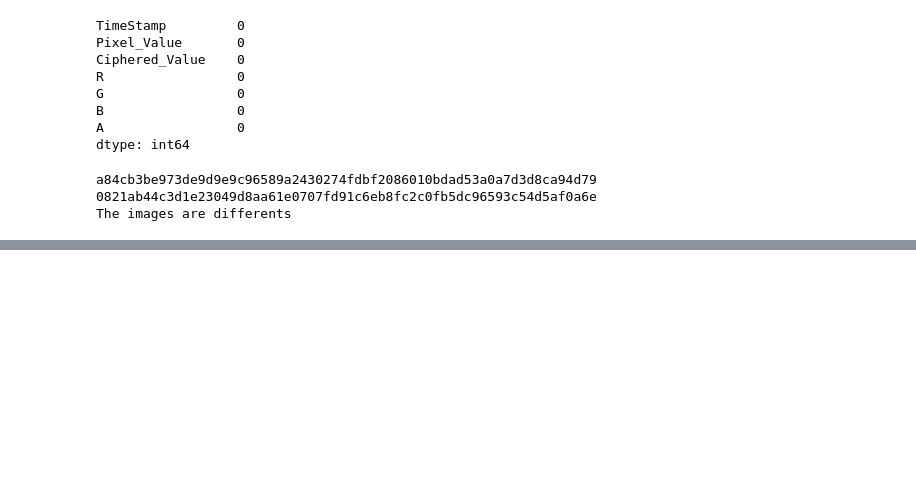
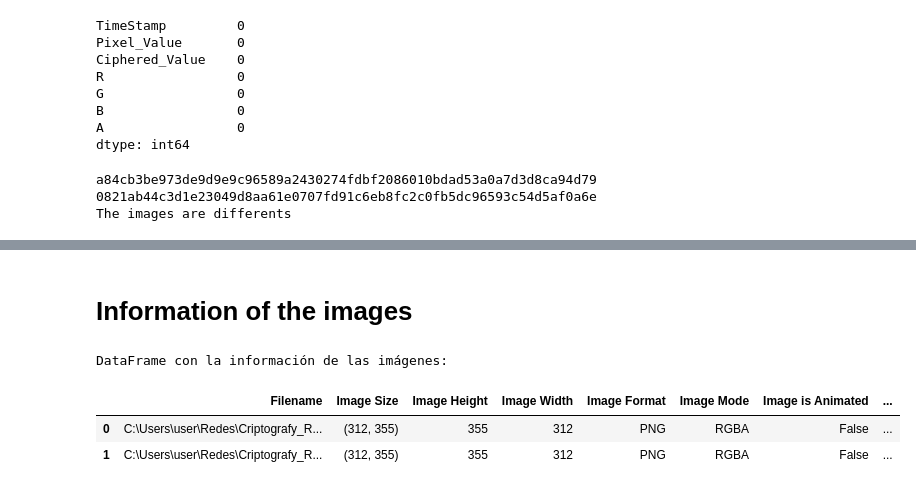
Before and after one commit to Adr4563/Algorithm-RSA, a Jupyter notebook: jupyter.ipynb, the cells around one changed output, grey strips where cells are left out. Saved outputs shown, nothing was run; the diff lists cells and outputs as text; code cells hidden in the pictures; blank space fills up the shorter version.

```diff
--- a/jupyter.ipynb
+++ b/jupyter.ipynb
@@ -275,0 +374,54 @@ The images are differents
+# %% [markdown]
+# **Information of the images**
+# %%
+from PIL import Image, ExifTags
+import os
+import pandas as pd
+
+# Rutas de las imágenes en Google Colab (ejemplo)
+path1 = r'C:\Users\user\Redes\Criptografy_RSA-AES\C_and_D_png\homero.png'
+path2 = r'C:\Users\user\Redes\Criptografy_RSA-AES\C_and_D_png\resultados\cifrado.png'
+
+def get_image_info(image_path):
+
+    image = Image.open(image_path)
+
+    # Get file size
+    file_size_kb = os.path.getsize(image_path) / 1024
+
+    info_dict = {
+        "Filename": image_path,
+        "Image Size": image.size,
+        "Image Height": image.height,
+        "Image Width": image.width,
+        "Image Format": image.format,
+        "Image Mode": image.mode,
+        "Image is Animated": getattr(image, "is_animated", False),
+        "Frames in Image": getattr(image, "n_frames", 1),
+        "File Size (KB)": file_size_kb  # Tamaño del archivo en KB
+    }
+
+    # Get EXIF DATA: es un estándar de metadatos para archivos de imágenes digitales que incluye información
+    # técnica y de configuración capturada automáticamente por la cámara.
+    exifdata = image.getexif()
+    if exifdata:
+        for tag_id, value in exifdata.items():
+            tag = ExifTags.TAGS.get(tag_id, tag_id)
+            # Decodificar bytes si es necesario
+            if isinstance(value, bytes):
+                value = value.decode()
+            info_dict[tag] = value
+
+    image.close()
+    return info_dict
+
+info1 = get_image_info(path1)
+info2 = get_image_info(path2)
+
+df = pd.DataFrame([info1, info2])
+df
+# %% [output]
+DataFrame con la información de las imágenes:
+|  | Filename | Image Size | Image Height | Image Width | Image Format | Image Mode | Image is Animated | ... |
+| 0 | C:\Users\user\Redes\Criptografy_R... | (312, 355) | 355 | 312 | PNG | RGBA | False | ... |
+| 1 | C:\Users\user\Redes\Criptografy_R... | (312, 355) | 355 | 312 | PNG | RGBA | False | ... |
```
Also changed, not shown: parts of 19 cells of this notebook, 6 other files.
